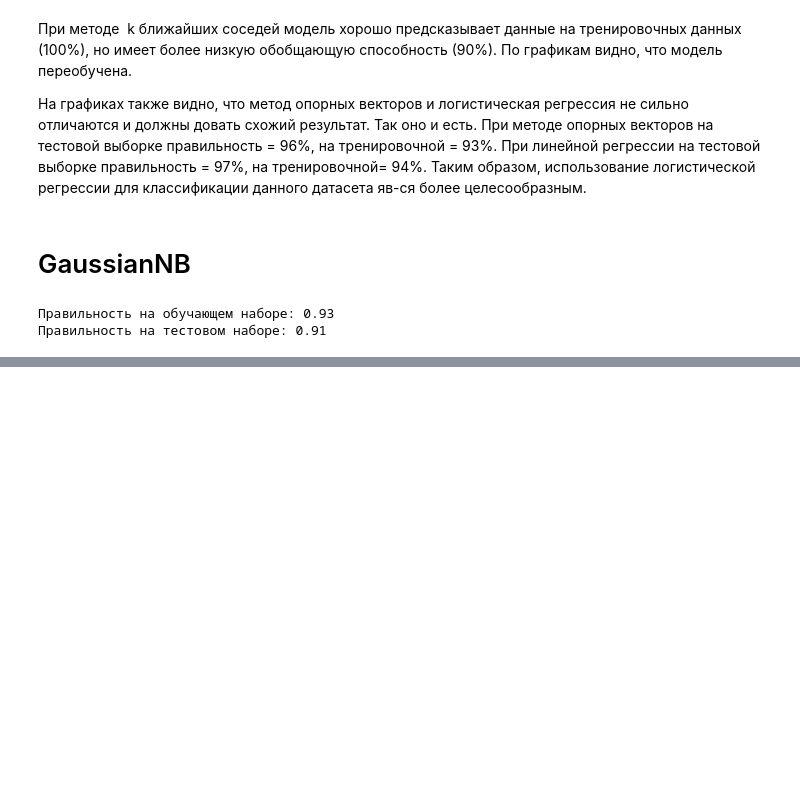
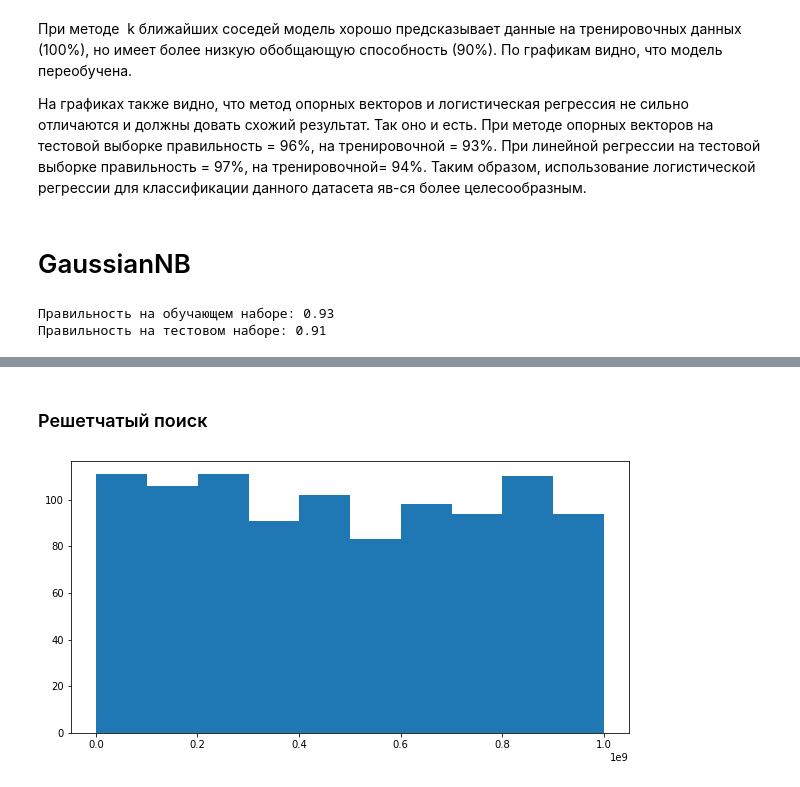
Before and after one commit to KarrieH/Breast_Can-er_training_ScikitLearn, a Jupyter notebook: log_reg_CancerData.ipynb, the cells around one changed output, grey strips where cells are left out. Drawn from its saved outputs; the diff is of its cells as text; code cells hidden in the pictures; blank space fills up the shorter version.

```diff
--- a/log_reg_CancerData.ipynb
+++ b/log_reg_CancerData.ipynb
@@ -698,0 +812,2 @@ print("Правильность на тестовом наборе: {:.2f}".form
+# %% [markdown]
+### Решетчатый поиск
@@ -698,0 +826,7 @@ print("Правильность на тестовом наборе: {:.2f}".form
+# %%
+destribution_randint = randint(10**(-9),10**9).rvs(1000)
+rcParams['figure.figsize'] = 10, 5
+plt.hist(destribution_randint)
+plt.show()
+# %% [output]
+[figure, added]
```
Also changed, not shown: parts of 35 cells of this notebook.
